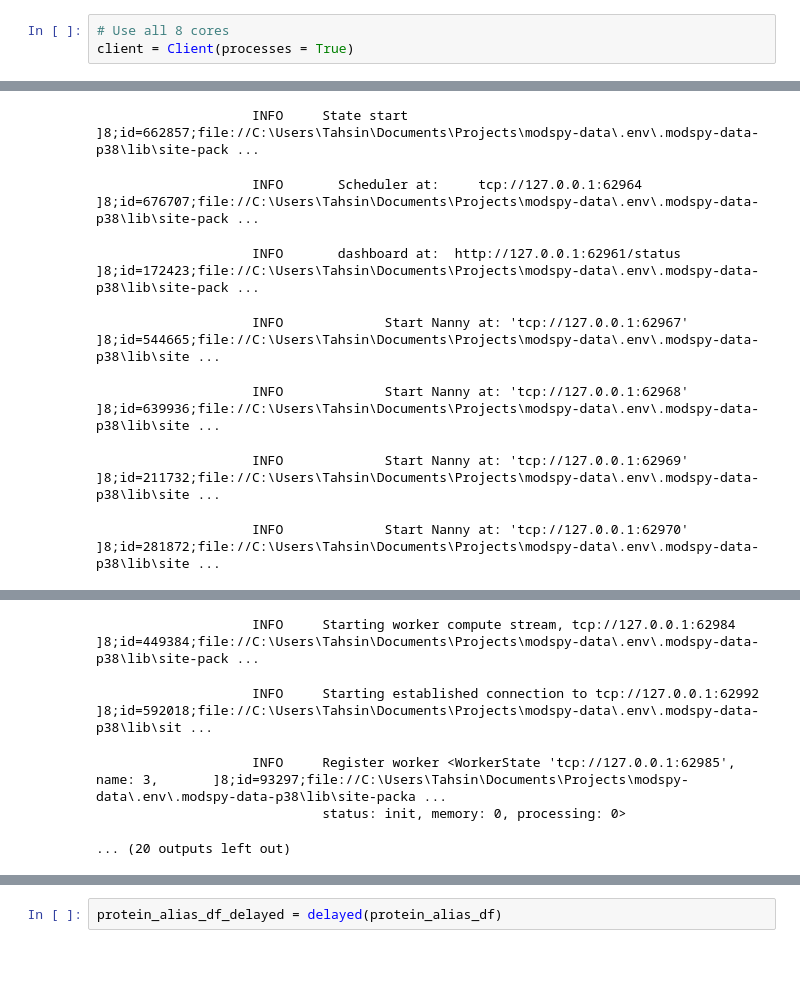
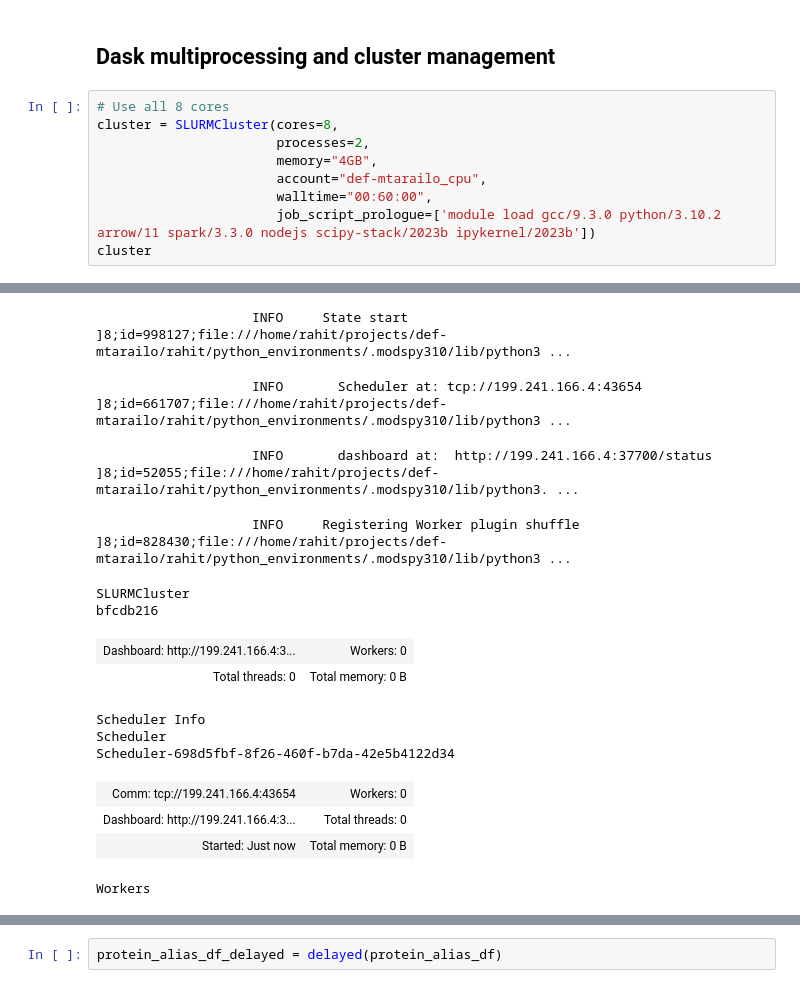
Before and after one commit to MTG-Lab/modspy-data, a Jupyter notebook: notebooks/4_add_stringdb.ipynb, the cells around one changed output, grey strips where cells are left out. Cells and saved outputs as stored; diff of their text form; blank space fills up the shorter version.

```diff
--- a/notebooks/4_add_stringdb.ipynb
+++ b/notebooks/4_add_stringdb.ipynb
@@ -101,7 +76,15 @@ Index(['QueryGene', 'SuppressorGene', 'go_n_common_ancestors_max',
        'go_jiang_avg', 'go_jiang_bma', 'go_jiang_seco_max',
        'go_jiang_seco_avg', 'go_jiang_seco_bma'],
       dtype='object')
+# %% [markdown]
+## Dask multiprocessing and cluster management
 # %%
 # Use all 8 cores
-client = Client(processes = True)
+cluster = SLURMCluster(cores=8,
+                       processes=2,
+                       memory="4GB",
+                       account="def-mtarailo_cpu",
+                       walltime="00:60:00",
+                       job_script_prologue=['module load gcc/9.3.0 python/3.10.2 arrow/11 spark/3.3.0 nodejs scipy-stack/2023b ipykernel/2023b'])
+cluster
 # %% [output]
@@ -111,8 +94,16 @@ client = Client(processes = True)
                                warnings.warn(
-                    INFO     State start                                                          ]8;id=662857;file://C:\Users\Tahsin\Documents\Projects\modspy-data\.env\.modspy-data-p38\lib\site-pack ...
+                    INFO     State start                                                          ]8;id=998127;file:///home/rahit/projects/def-mtarailo/rahit/python_environments/.modspy310/lib/python3 ...
-                    INFO       Scheduler at:     tcp://127.0.0.1:62964                            ]8;id=676707;file://C:\Users\Tahsin\Documents\Projects\modspy-data\.env\.modspy-data-p38\lib\site-pack ...
+                    INFO       Scheduler at: tcp://199.241.166.4:43654                            ]8;id=661707;file:///home/rahit/projects/def-mtarailo/rahit/python_environments/.modspy310/lib/python3 ...
-                    INFO       dashboard at:  http://127.0.0.1:62961/status                       ]8;id=172423;file://C:\Users\Tahsin\Documents\Projects\modspy-data\.env\.modspy-data-p38\lib\site-pack ...
+                    INFO       dashboard at:  http://199.241.166.4:37700/status                   ]8;id=52055;file:///home/rahit/projects/def-mtarailo/rahit/python_environments/.modspy310/lib/python3. ...
-                    INFO             Start Nanny at: 'tcp://127.0.0.1:62967'                           ]8;id=544665;file://C:\Users\Tahsin\Documents\Projects\modspy-data\.env\.modspy-data-p38\lib\site ...
+                    INFO     Registering Worker plugin shuffle                                    ]8;id=828430;file:///home/rahit/projects/def-mtarailo/rahit/python_environments/.modspy310/lib/python3 ...
-                    INFO             Start Nanny at: 'tcp://127.0.0.1:62968'                           ]8;id=639936;file://C:\Users\Tahsin\Documents\Projects\modspy-data\.env\.modspy-data-p38\lib\site ...
+SLURMCluster
+bfcdb216
+| Dashboard: http://199.241.166.4:3... | Workers: 0 |
+| Total threads: 0 | Total memory: 0 B |
-                    INFO             Start Nanny at: 'tcp://127.0.0.1:62969'                           ]8;id=211732;file://C:\Users\Tahsin\Documents\Projects\modspy-data\.env\.modspy-data-p38\lib\site ...
+Scheduler Info
+Scheduler
+Scheduler-698d5fbf-8f26-460f-b7da-42e5b4122d34
+| Comm: tcp://199.241.166.4:43654 | Workers: 0 |
+| Dashboard: http://199.241.166.4:3... | Total threads: 0 |
+| Started: Just now | Total memory: 0 B |
-                    INFO             Start Nanny at: 'tcp://127.0.0.1:62970'                           ]8;id=281872;file://C:\Users\Tahsin\Documents\Projects\modspy-data\.env\.modspy-data-p38\lib\site ...
+Workers
@@ -121,5 +109,0 @@ client = Client(processes = True)
-                    INFO     Starting worker compute stream, tcp://127.0.0.1:62984                ]8;id=449384;file://C:\Users\Tahsin\Documents\Projects\modspy-data\.env\.modspy-data-p38\lib\site-pack ...
-                    INFO     Starting established connection to tcp://127.0.0.1:62992                   ]8;id=592018;file://C:\Users\Tahsin\Documents\Projects\modspy-data\.env\.modspy-data-p38\lib\sit ...
-                    INFO     Register worker <WorkerState 'tcp://127.0.0.1:62985', name: 3,       ]8;id=93297;file://C:\Users\Tahsin\Documents\Projects\modspy-data\.env\.modspy-data-p38\lib\site-packa ...
-                             status: init, memory: 0, processing: 0>
-... (20 outputs left out)
```
Also changed, not shown: parts of 52 cells of this notebook.
